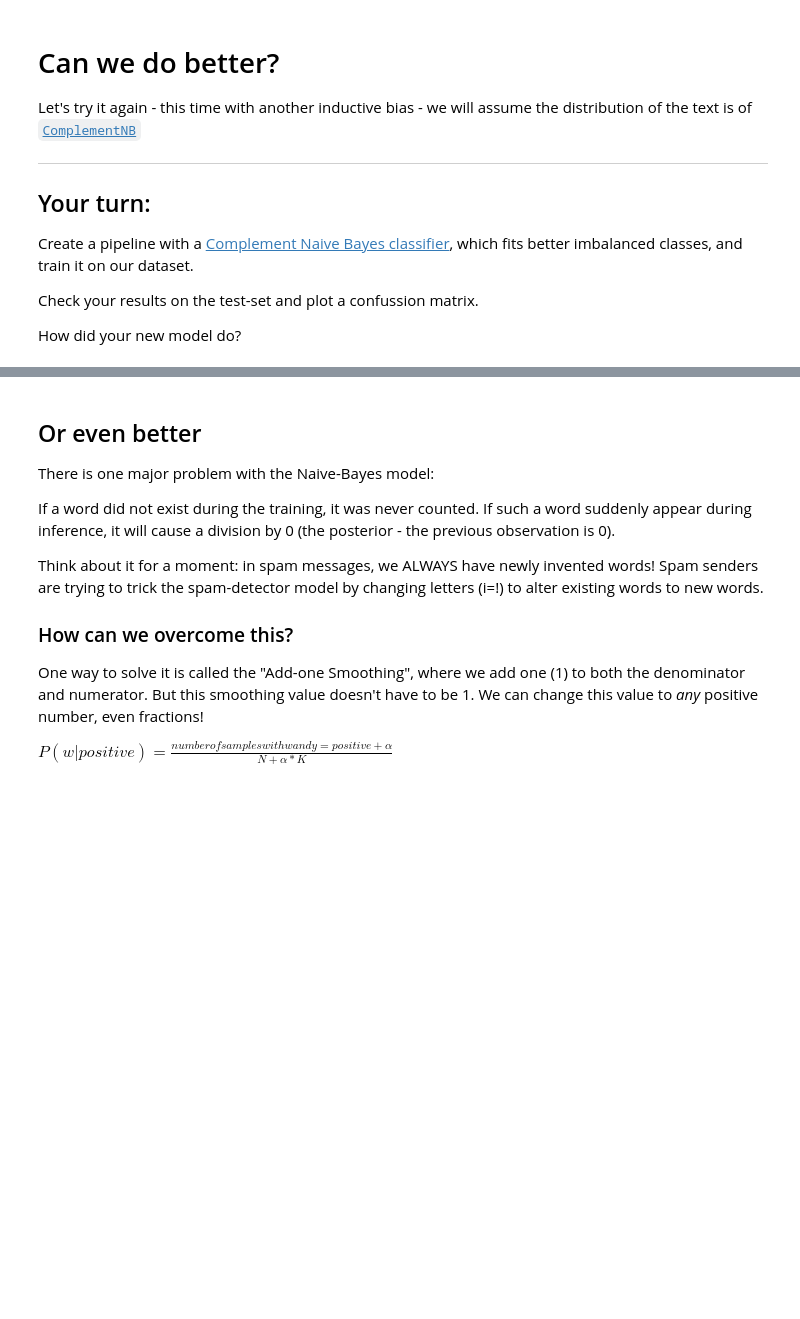
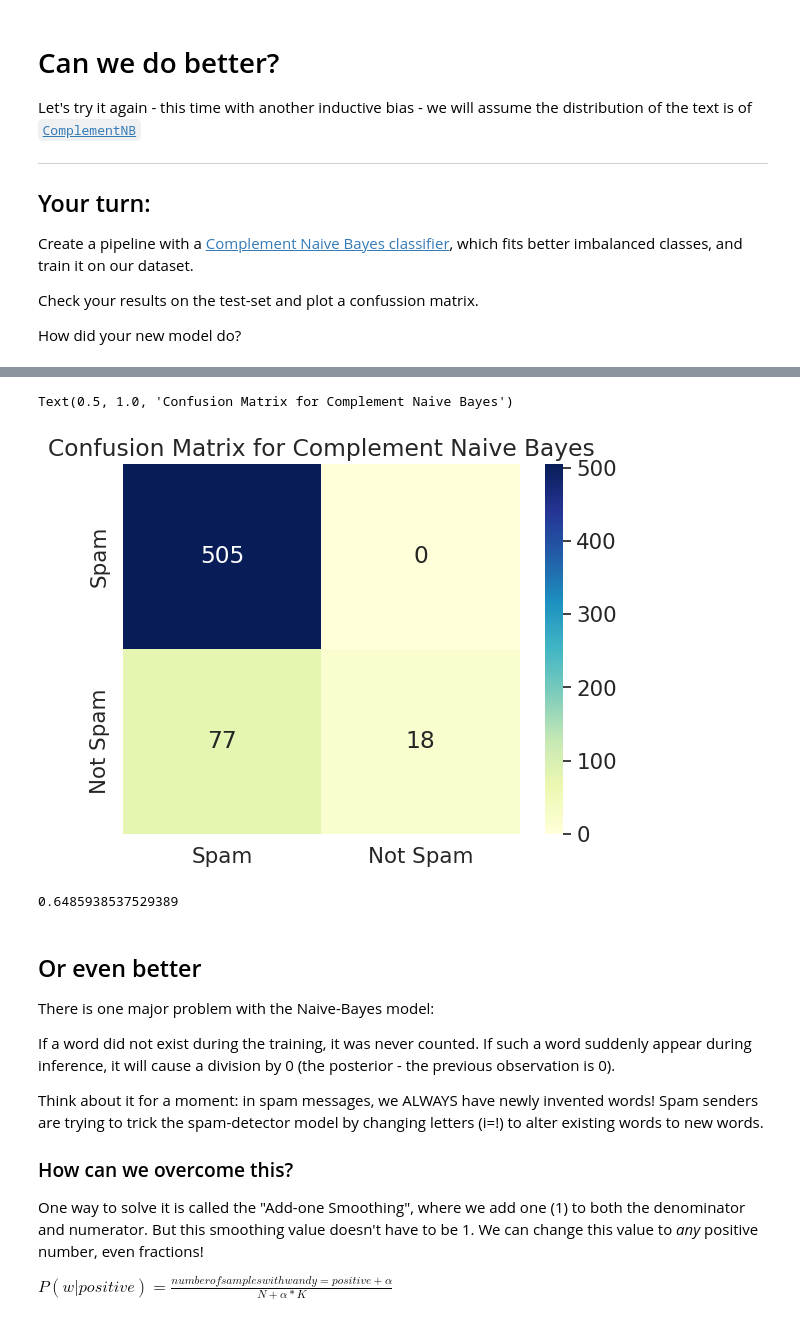
Before and after one commit to NastasiaMazur/ML_all_notebooks, a Jupyter notebook: 04_Probabelistic_Modeling_Naive_Bayes.ipynb, the cells around one changed output, grey strips where cells are left out. Saved outputs shown, nothing was run; the diff lists cells and outputs as text; code cells hidden in the pictures; blank space fills up the shorter version.

```diff
--- a/04_Probabelistic_Modeling_Naive_Bayes.ipynb
+++ b/04_Probabelistic_Modeling_Naive_Bayes.ipynb
@@ -296,0 +286,14 @@ How did your new model do?
+# %%
+### Your turn ###
+
+# MultinomialNB is a Naive Bayes classifier assuming a multinomial distribution
+
+complement_spam_classifier = Pipeline([
+    ('vect', CountVectorizer()),
+    ('tfidf', TfidfTransformer()),
+    ('clf', ComplementNB()),
+])
+
+complement_spam_classifier.fit(X_train.values.astype('U'), y_train)
+
+##################
@@ -296,0 +303,4 @@ How did your new model do?
+# %%
+y_preds_complement = complement_spam_classifier.predict(X_test.values.astype('U'))
+
+print(metrics.classification_report(y_test, y_preds_complement, target_names=["Spam","Not Spam"]))
@@ -297,3 +316,17 @@ How did your new model do?
+# %%
+conf_mat_complement = metrics.confusion_matrix(y_test, y_preds_complement)
+df_cm_complement = pd.DataFrame(conf_mat_complement, ["Spam","Not Spam"], ["Spam","Not Spam"])
+
+sn.set(font_scale=1.4)
+sn.heatmap(df_cm, annot=True, fmt='d', cmap="YlGnBu")
+plt.title('Confusion Matrix for Complement Naive Bayes')
+# %% [output]
+Text(0.5, 1.0, 'Confusion Matrix for Complement Naive Bayes')
+[figure, added]
+# %%
+print(metrics.matthews_corrcoef(y_test, y_preds_complement))
+# %% [output]
+0.6485938537529389
 # %% [markdown]
 ## Or even better
 
```
Also changed, not shown: parts of 3 cells of this notebook.
